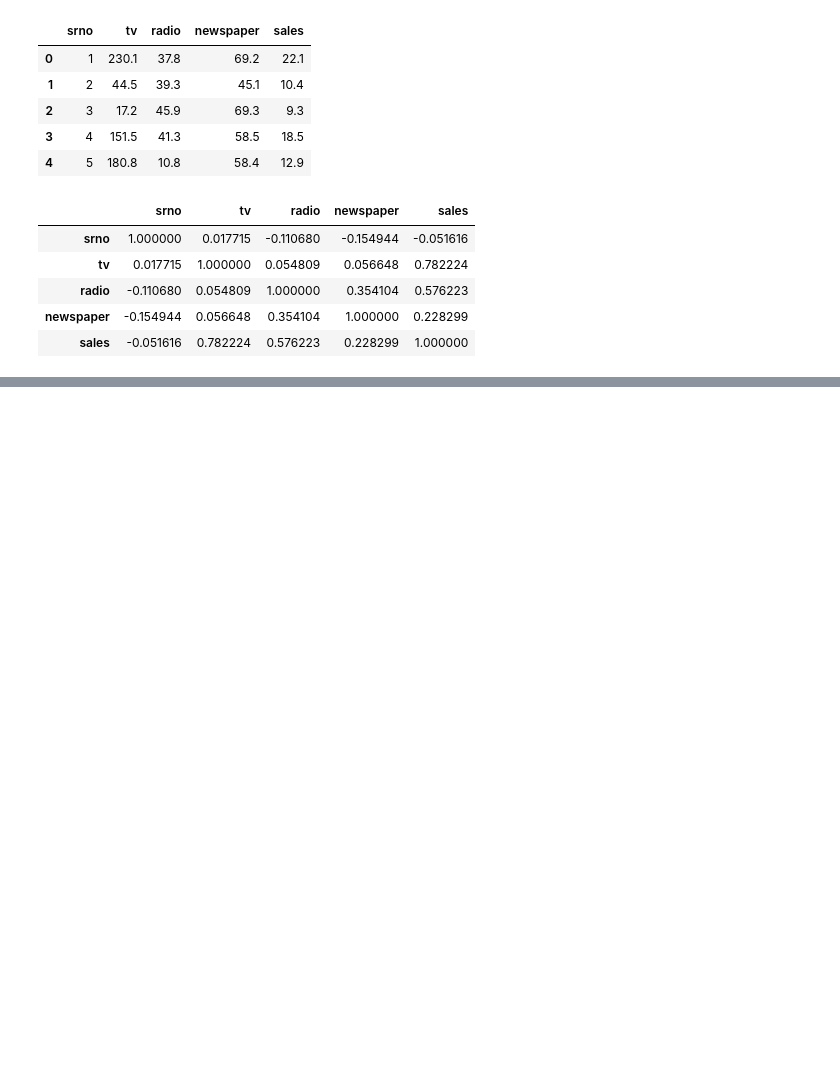
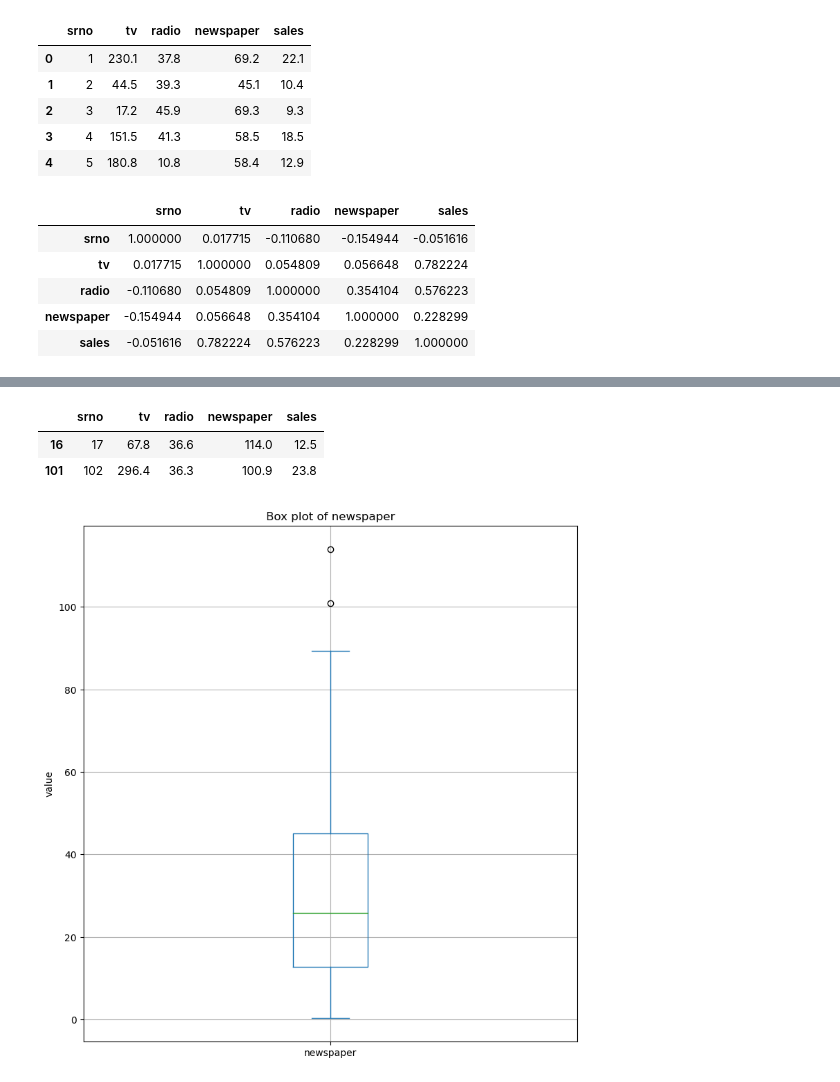
Before and after one commit to nirajjadav/LinearrReg, a Jupyter notebook: case study first.ipynb, the cells around one changed output, grey strips where cells are left out. Cells and saved outputs as stored; diff of their text form; code cells hidden in the pictures; blank space fills up the shorter version.

```diff
--- a/case study first.ipynb
+++ b/case study first.ipynb
@@ -120,0 +214,16 @@ datatv.v.plot(kind="bar")
+# %%
+data[data["newspaper"]>upper_acceptable_value]
+# %% [output]
+|  | srno | tv | radio | newspaper | sales |
+| 16 | 17 | 67.8 | 36.6 | 114.0 | 12.5 |
+| 101 | 102 | 296.4 | 36.3 | 100.9 | 23.8 |
+# %%
+plt.figure(figsize=(8,8))
+data["newspaper"].plot(kind="box")
+plt.ylabel("value")
+plt.tight_layout()
+plt.title(f"Box plot of newspaper")
+plt.grid()
+plt.show()
+# %% [output]
+[figure, added]
```
Also changed, not shown: parts of 37 cells of this notebook.
